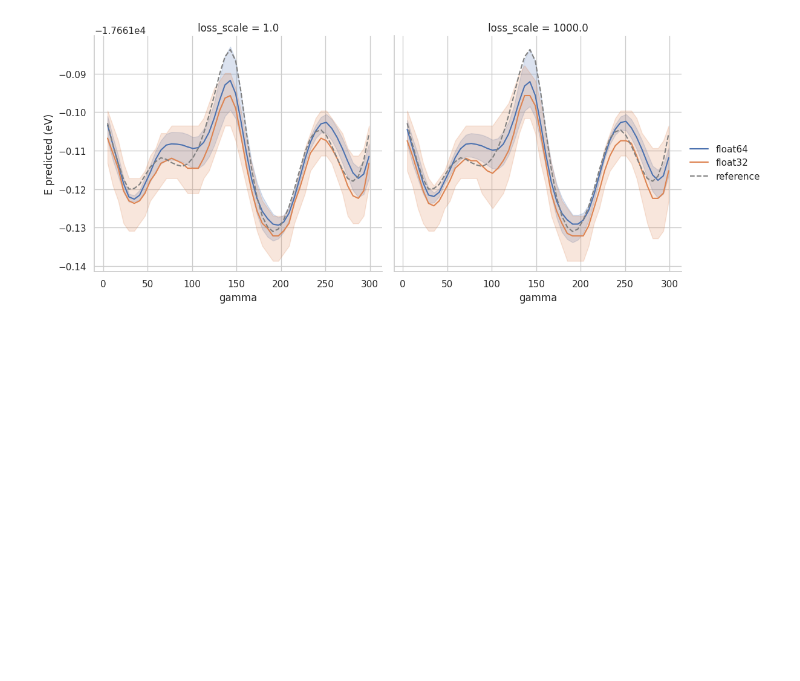
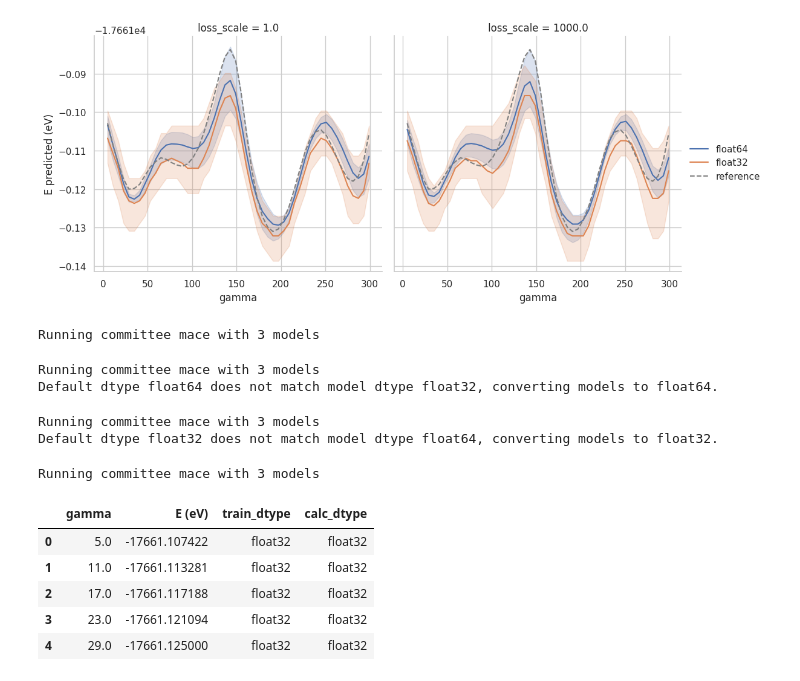
Before and after one commit to hatemhelal/mace, a Jupyter notebook: experiments/eval_sweep.ipynb, the cells around one changed output. Drawn from its saved outputs; the diff is of its cells as text; code cells hidden in the pictures; blank space fills up the shorter version.

```diff
--- a/experiments/eval_sweep.ipynb
+++ b/experiments/eval_sweep.ipynb
@@ -286,0 +327,39 @@ g.add_legend(dict(zip(labels, handles)))
+# %%
+from mace.calculators import MACECalculator
+
+
+train_dtype = {
+    "float32": "checkpoints/model_run*.model",
+    "float64": "checkpoints/model_fp64_run*.model",
+}
+
+calc_dtype = ["float32", "float64"]
+data = []
+
+for t, c in product(train_dtype.keys(), calc_dtype):
+    calc = MACECalculator(model_paths=train_dtype[t], device=device, default_dtype=c)
+    E = []
+    for conf in tqdm(subset):
+        conf.calc = calc
+        E.append(relax(conf))
+
+    df = pd.DataFrame({"gamma": gamma[mask], "E (eV)": np.stack(E)})
+    df["train_dtype"] = t
+    df["calc_dtype"] = c
+    data.append(df)
+
+data = pd.concat(data)
+data.head()
+# %% [output]
+Running committee mace with 3 models
+Running committee mace with 3 models
+Default dtype float64 does not match model dtype float32, converting models to float64.
+Running committee mace with 3 models
+Default dtype float32 does not match model dtype float64, converting models to float32.
+Running committee mace with 3 models
+|  | gamma | E (eV) | train_dtype | calc_dtype |
+| 0 | 5.0 | -17661.107422 | float32 | float32 |
+| 1 | 11.0 | -17661.113281 | float32 | float32 |
+| 2 | 17.0 | -17661.117188 | float32 | float32 |
+| 3 | 23.0 | -17661.121094 | float32 | float32 |
+| 4 | 29.0 | -17661.125000 | float32 | float32 |
```
Also changed, not shown: parts of 3 cells of this notebook.
